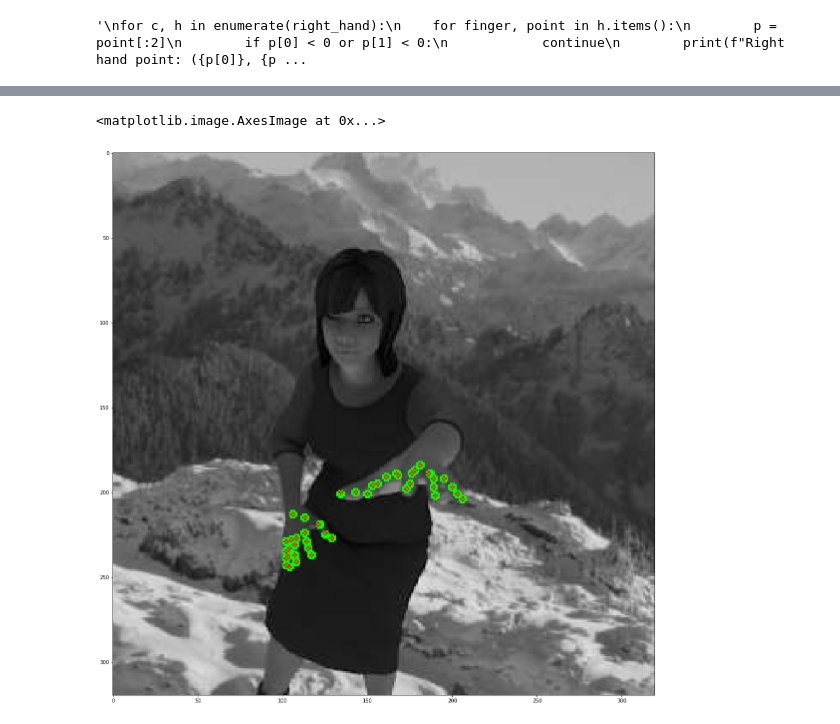
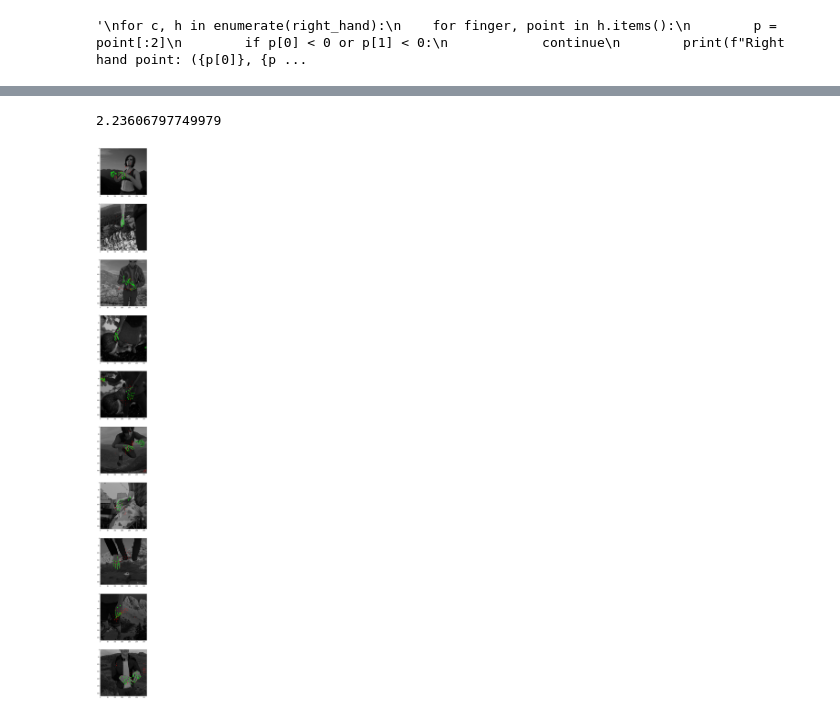
Before and after one commit to ClausHolmgaard/Playground, a Jupyter notebook: MachineLearning/SqueezeDet/Evaluate Model - All Points.ipynb, the cells around one changed output, grey strips where cells are left out. Cells and saved outputs as stored; diff of their text form; code cells hidden in the pictures.

```diff
--- a/MachineLearning/SqueezeDet/Evaluate Model - All Points.ipynb
+++ b/MachineLearning/SqueezeDet/Evaluate Model - All Points.ipynb
@@ -56,7 +57,7 @@ model = load_model(MODEL_FILE, custom_objects={'loss_function': l})
 NUM_SAMPLES_TO_CHECK = 10
 
 samples_to_check = []
-for fi in os.listdir(TRAIN_DIR):
+for fi in os.listdir(VALIDATION_DIR):
     if fi.endswith('png'):
         samples_to_check.append(int(fi.split('.')[0]))
         if len(samples_to_check) >= NUM_SAMPLES_TO_CHECK:
@@ -77,8 +78,8 @@ print(samples_to_check)
 #overfit_sample = [0]
 #samples_to_check = overfit_sample
 labels, images = load_data_with_anchors(samples_to_check,
-                                        TRAIN_DIR,
-                                        TRAIN_ANNOTATIONS,
+                                        VALIDATION_DIR,
+                                        VALIDATION_ANNOTATIONS,
                                         320, 320,
                                         20, 20,
                                         OFFSET_SCALE,
@@ -155,11 +156,12 @@ for c, h in enumerate(left_hand):
 # %% [output]
 '\nfor c, h in enumerate(right_hand):\n    for finger, point in h.items():\n        p = point[:2]\n        if p[0] < 0 or p[1] < 0:\n            continue\n        print(f"Right hand point: ({p[0]}, {p ...
 # %%
-res = []
+res = np.zeros(labels.shape)
 process_times = []
-for im in images:
+for c, im in enumerate(images):
     before = time.time()
-    res.append(model.predict(im.reshape(1, 320, 320, 1)))
+    #res.append(model.predict(im.reshape(1, 320, 320, 1)))
+    res[c] = model.predict(im.reshape(1, 320, 320, 1))
     process_times.append(time.time() - before)
 
 process_times = np.array(process_times)
@@ -224,14 +226,15 @@ for c, r in enumerate(res):
     for i in range(NUM_CLASSES):
         pred = np.zeros((20, 20, 3))
 
-        pred[:, :, 0] = res[c][:, :, :, i]
-        pred[:, :, 1] = res[c][:, :, :, NUM_CLASSES+i*2]
-        pred[:, :, 2] = res[c][:, :, :, NUM_CLASSES+1+i*2]
+        pred[:, :, 0] = res[c, :, :, i]
+        pred[:, :, 1] = res[c, :, :, NUM_CLASSES+i*2]
+        pred[:, :, 2] = res[c, :, :, NUM_CLASSES+1+i*2]
 
         #print(np.max(pred[:, :, 0]))
 
         anchors = get_anchors(320, 320, 20, 20)
-        max_val = np.max(pred[:,:,0])
+        #max_val = np.max(pred[:,:,0])
+        max_val = 0.5
         pred_point = get_all_points_from_prediction(pred,
                                                     anchors,
                                                     threshold=max_val,
@@ -314,14 +321,19 @@ confidence_score(labels, res[0], 42)
+# %%
+p1 = np.array([9, 13])
+p2 = np.array([10, 11])
+print(np.linalg.norm(p1-p2))
+# %% [output]
+2.23606797749979
 # %%
 def accuracy():
     pass
 # %%
-#f, subs = plt.subplots(len(images_show), 1, figsize=(15, 8*len(samples_to_check)))
-#for c, im in enumerate(images_show):
-#    subs[c].imshow(im)
+f, subs = plt.subplots(len(images_show), 1, figsize=(15, 8*len(samples_to_check)))
+for c, im in enumerate(images_show):
+    subs[c].imshow(im)
     #subs[c].set_title(f"Confidence: {np.max(res[c][:,:,:,0])}")
 
-f = plt.figure(figsize=(20, 20))
-plt.imshow(images_show[0], cmap='gray')
+#f = plt.figure(figsize=(20, 20))
+#plt.imshow(images_show[0], cmap='gray')
 # %% [output]
-<matplotlib.image.AxesImage at 0x...>
-[figure, old version]
+[figure, new version]
```
Also changed, not shown: parts of 9 cells of this notebook, 4 other files.
